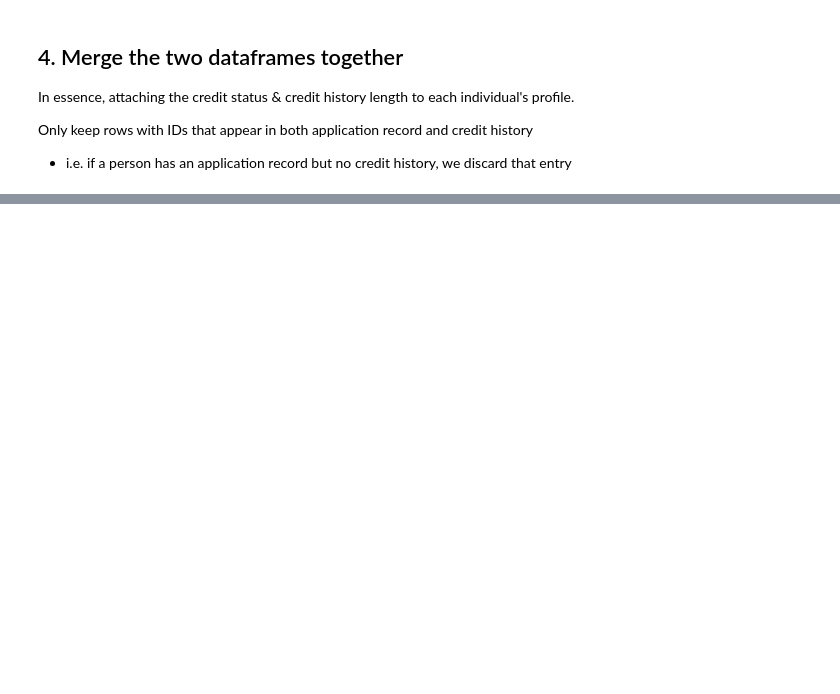
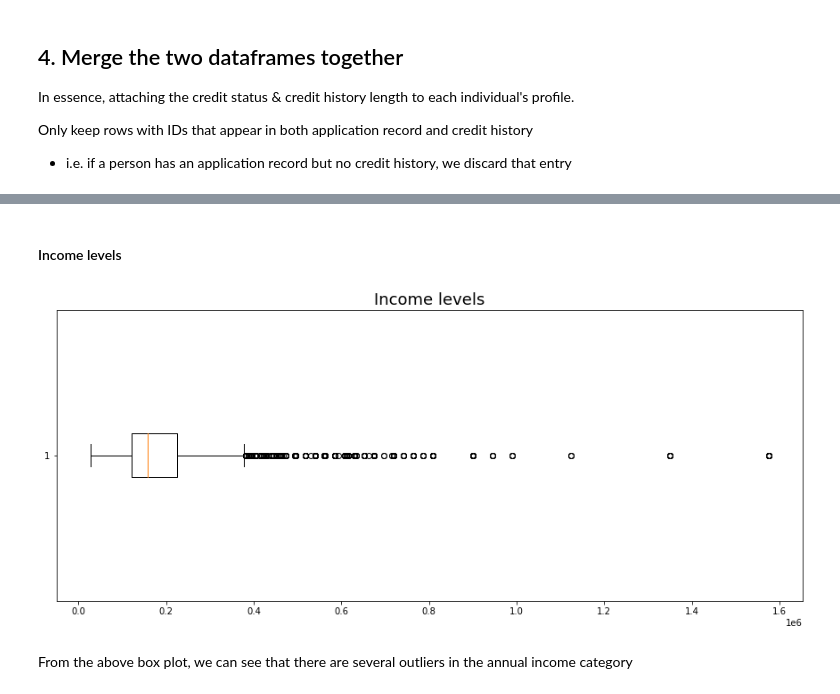
Before and after one commit to Artemis-Hunt/2702-DataViz, a Jupyter notebook: DAO2702 Project data preprocessing.ipynb, the cells around one changed output, grey strips where cells are left out. Drawn from its saved outputs; the diff is of its cells as text; code cells hidden in the pictures; blank space fills up the shorter version.

```diff
--- a/DAO2702 Project data preprocessing.ipynb
+++ b/DAO2702 Project data preprocessing.ipynb
@@ -253,0 +323,14 @@ memory usage: 5.4+ MB
+# %% [markdown]
+#### Income levels
+# %%
+plt.figure(figsize=(15,6))
+plt.boxplot(apps_merged["AMT_INCOME_TOTAL"], vert=False)
+plt.title("Income levels",
+          fontdict={"fontsize":18}
+         )
+
+plt.show()
+# %% [output]
+[figure, added]
+# %% [markdown]
+From the above box plot, we can see that there are several outliers in the annual income category
```
Also changed, not shown: parts of 30 cells of this notebook, 1 other file.
